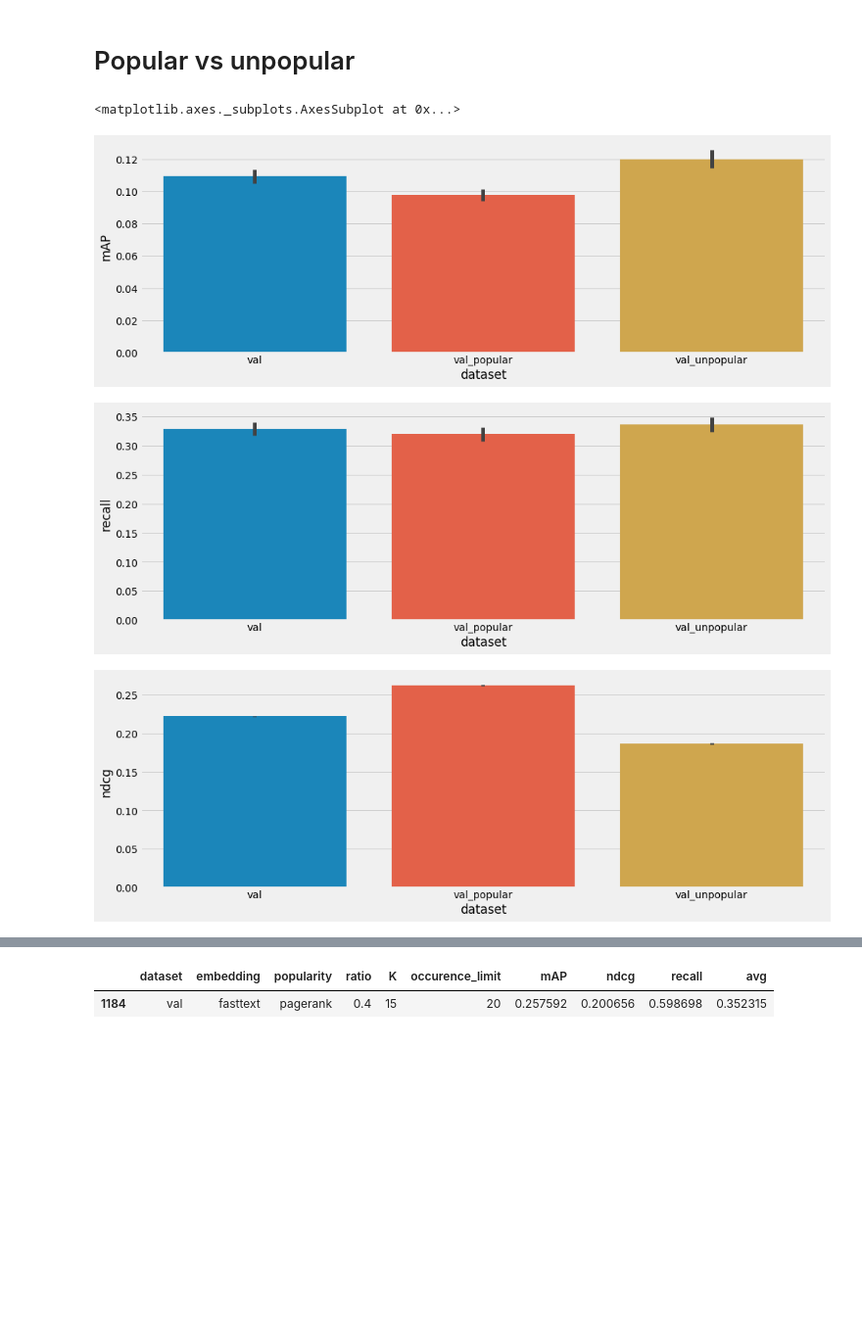
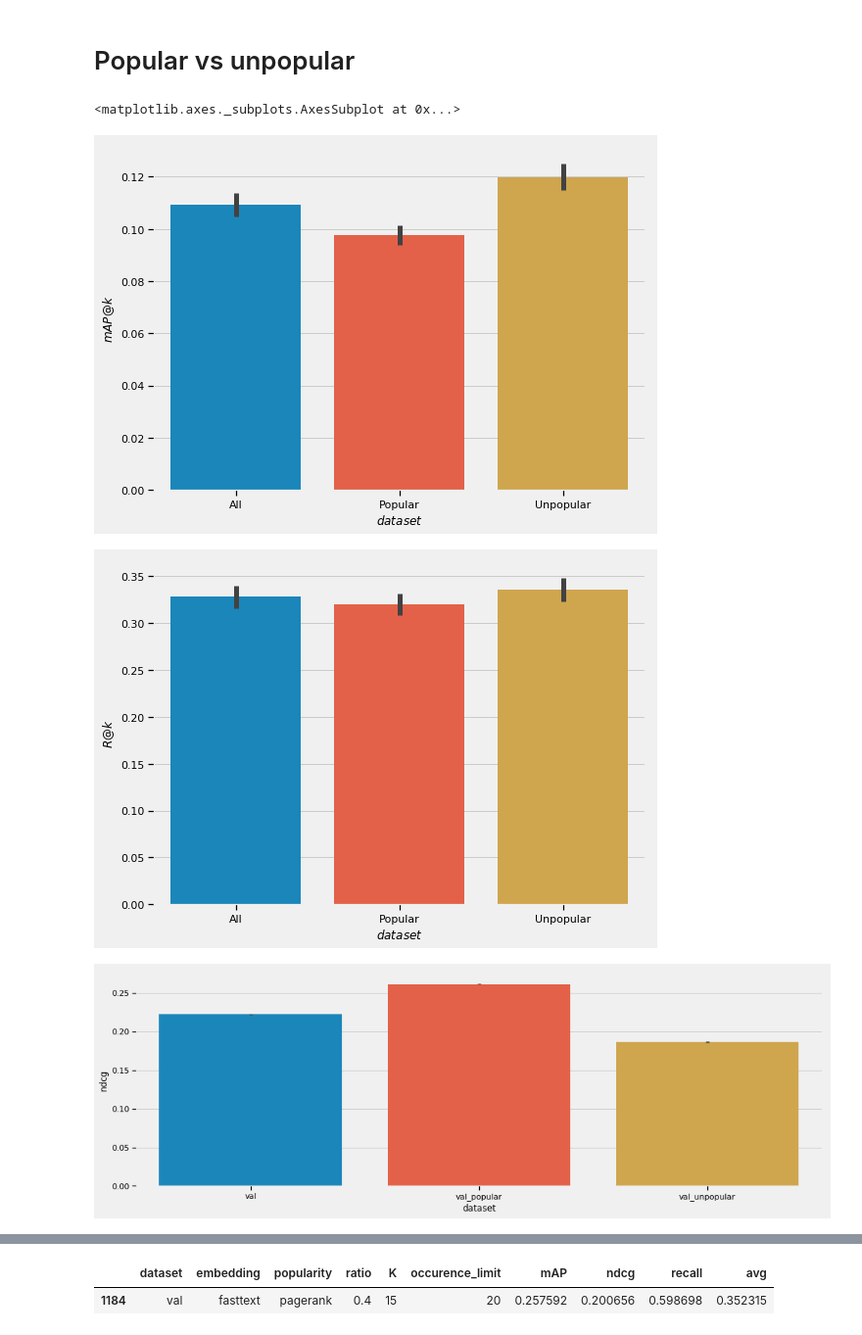
Before and after one commit to data-boars/hashtag-recommendation-project, a Jupyter notebook: notebooks/Grid Search Analysis.ipynb, the cells around one changed output, grey strips where cells are left out. Shown at 98% size. Cells and saved outputs as stored; diff of their text form; code cells hidden in the pictures; blank space fills up the shorter version.

```diff
--- a/notebooks/Grid Search Analysis.ipynb
+++ b/notebooks/Grid Search Analysis.ipynb
@@ -78,12 +85,18 @@ sns.pointplot(gs['ratio'], gs['ndcg'], errwidth=0.2, markers='.')
 # %% [markdown]
 # K results
 # %%
-plt.figure(figsize=(15,5))
-sns.pointplot(gs['K'], gs['mAP'], errwidth=0.2, markers='.')
+sns.set_context("notebook", rc={"lines.linewidth": 1.2})
+plt.figure(figsize=(8,6))
+ax = sns.pointplot(gs['K'], gs['mAP'], errwidth=0.2, markers='.')
+ax.set(xlabel='$K$', ylabel='$mAP@k$')
+plt.savefig('reports/mAP_K.pdf', transparent=True)
 
-plt.figure(figsize=(15,5))
-sns.pointplot(gs['K'], gs['recall'], errwidth=0.2, markers='.')
+plt.figure(figsize=(8,6))
+ax = sns.pointplot(gs['K'], gs['recall'], errwidth=0.2, markers='.')
+ax.set(xlabel='$K$', ylabel='$R@k$')
+plt.savefig('reports/recall_K.pdf', transparent=True)
 
 plt.figure(figsize=(15,5))
 sns.pointplot(gs['K'], gs['ndcg'], errwidth=0.2, markers='.')
+ax.set(xlabel='$K$', ylabel='$R@k$')
 # %% [output]
@@ -94,11 +107,16 @@ sns.pointplot(gs['K'], gs['ndcg'], errwidth=0.2, markers='.')
 # %% [markdown]
 # Hashtag occurence limit results
 # %%
-plt.figure(figsize=(15,5))
-sns.pointplot(gs['occurence_limit'], gs['mAP'], errwidth=0.3, markers='.')
+sns.set_context("notebook", rc={"lines.linewidth": 1.2})
+plt.figure(figsize=(8,6))
+ax = sns.pointplot(gs['occurence_limit'], gs['mAP'], errwidth=0.3, markers='.')
+ax.set(xlabel='$Occurence\ limit$', ylabel='$mAP@k$')
+plt.savefig('reports/mAP_occurence.pdf', transparent=True)
 
-plt.figure(figsize=(15,5))
-sns.pointplot(gs['occurence_limit'], gs['recall'], errwidth=0.3, markers='.')
+plt.figure(figsize=(8,6))
+ax = sns.pointplot(gs['occurence_limit'], gs['recall'], errwidth=0.3, markers='.')
+ax.set(xlabel='$Occurence\ limit$', ylabel='$R@k$')
+plt.savefig('reports/recall_occurence.pdf', transparent=True)
 
 plt.figure(figsize=(15,5))
 sns.pointplot(gs['occurence_limit'], gs['ndcg'], errwidth=0.3, markers='.')
@@ -110,17 +128,21 @@ sns.pointplot(gs['occurence_limit'], gs['ndcg'], errwidth=0.3, markers='.')
 # %% [markdown]
 # Popular vs unpopular
 # %%
-plt.figure(figsize=(15,5))
-sns.barplot(gs_all['dataset'], gs_all['mAP'], errwidth=5)
+plt.figure(figsize=(8,6))
+ax = sns.barplot(gs_all['dataset'].replace({"val": "All", "val_popular": "Popular", "val_unpopular": "Unpopular"}), gs_all['mAP'], errwidth=5)
+ax.set(xlabel='$dataset$', ylabel='$mAP@k$', label=["All", "Popular", "Unpopular"])
+plt.savefig('reports/mAP_dataset.pdf', transparent=True)
 
-plt.figure(figsize=(15,5))
-sns.barplot(gs_all['dataset'], gs_all['recall'], errwidth=5)
+plt.figure(figsize=(8,6))
+ax = sns.barplot(gs_all['dataset'].replace({"val": "All", "val_popular": "Popular", "val_unpopular": "Unpopular"}), gs_all['recall'], errwidth=5)
+ax.set(xlabel='$dataset$', ylabel='$R@k$', label=["All", "Popular", "Unpopular"])
+plt.savefig('reports/recall_dataset.pdf', transparent=True)
 
 plt.figure(figsize=(15,5))
 sns.barplot(gs_all['dataset'], gs_all['ndcg'], errwidth=5)
 # %% [output]
 <matplotlib.axes._subplots.AxesSubplot at 0x...>
-[figure, old version]
+[figure, new version]
-[figure, old version]
+[figure, new version]
-[figure, old version]
+[figure, new version]
 # %%
```
Also changed, not shown: parts of 19 cells of this notebook, 17 other files.
